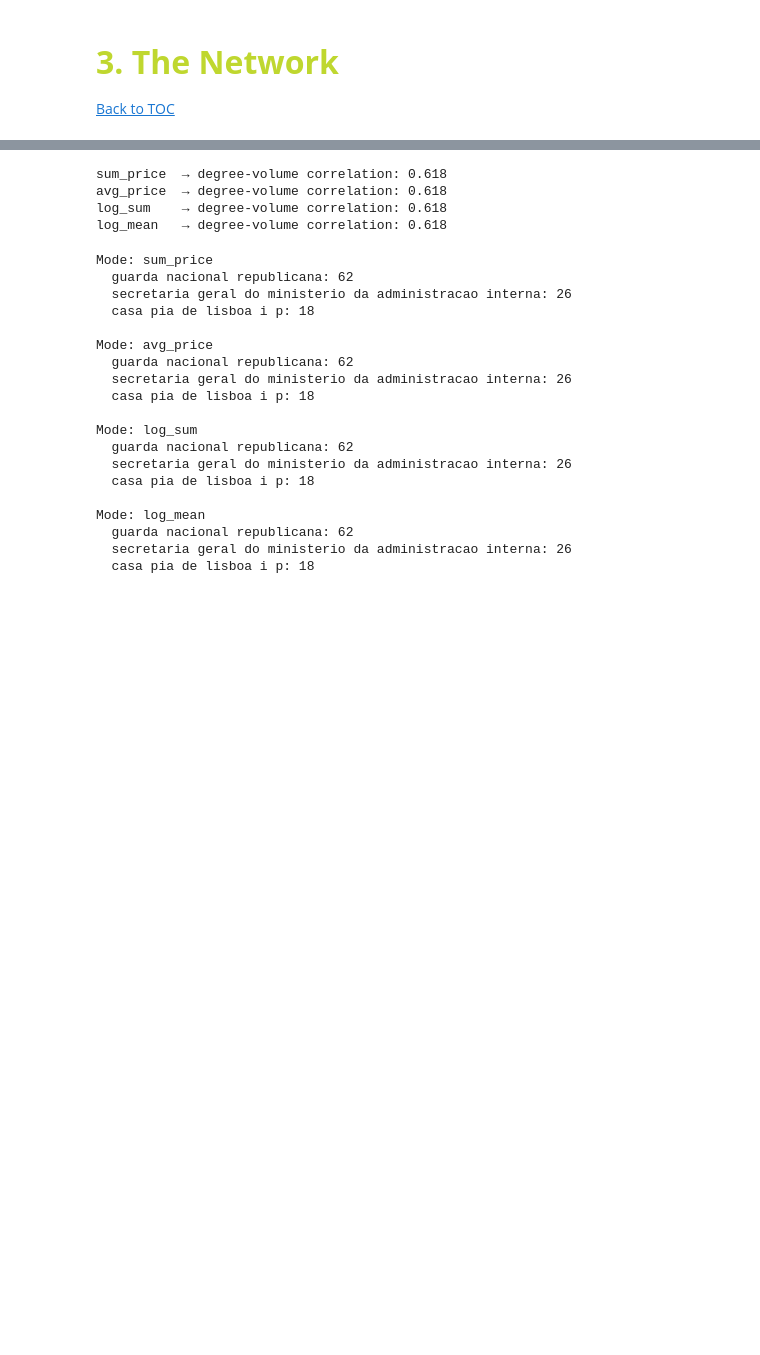
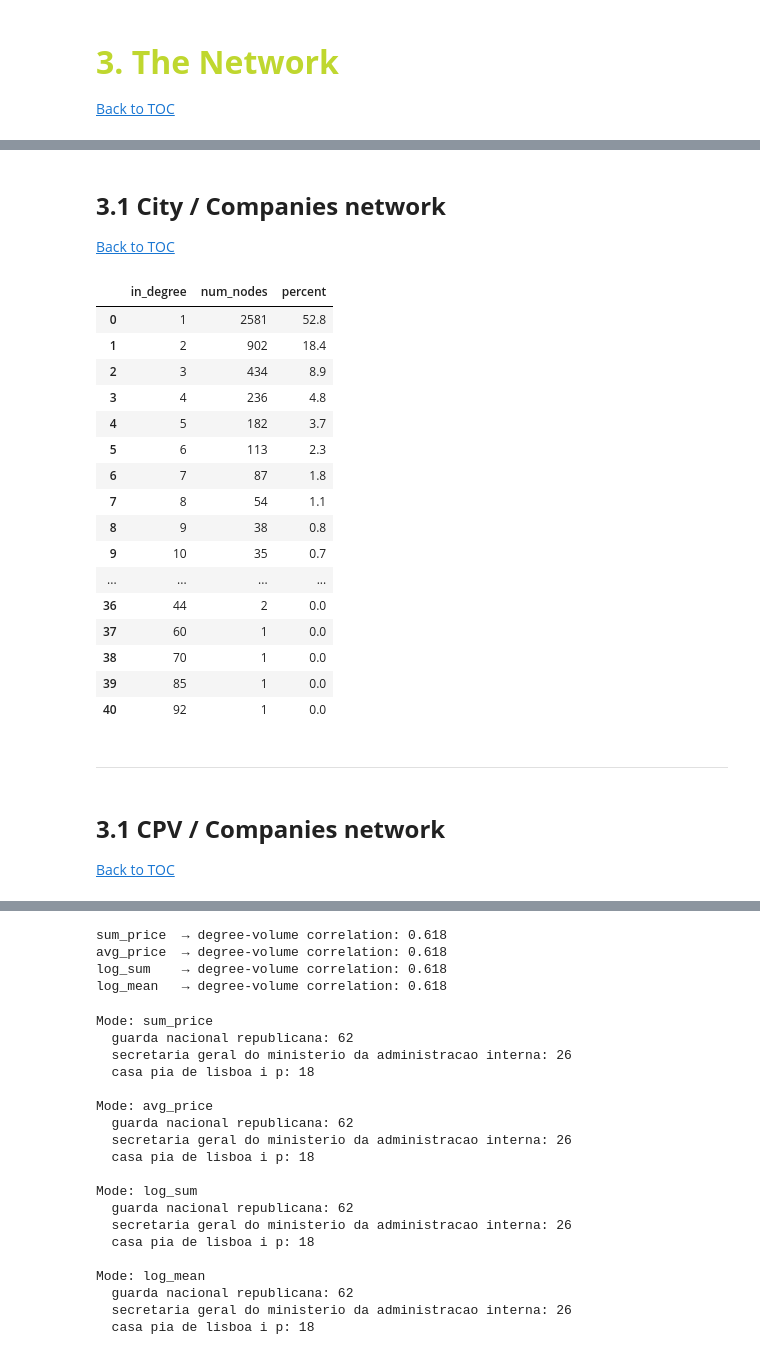
Before and after one commit to beatrizmarques2005/network-analysis, a Jupyter notebook: project/notebooks/02_network.ipynb, the cells around one changed output, grey strips where cells are left out. Cells and saved outputs as stored; diff of their text form; code cells hidden in the pictures; blank space fills up the shorter version.

Commit message:
cpv and city networks

```diff
--- a/project/notebooks/02_network.ipynb
+++ b/project/notebooks/02_network.ipynb
@@ -264,7 +267,7 @@ def build_contract_network(data, weight_mode="log_sum") -> nx.DiGraph:
             nr_concorrentes_list=('nr_concorrentes', list),
             contribuinte_adjudicante=('contribuinte_adjudicante', list),
             contribuinte_adjudicatarios=('contribuinte_adjudicatarios', list),
-            city=('city', lambda x: Counter(x).most_common(1)[0][0])
+            city=('city', lambda x: Counter(x).most_common(1)[0][0]),
             cpv_prefix=('cpv_prefix', list),
             agg_cpv=('agg_cpv', lambda x: Counter(x).most_common(1)[0][0])
         )
@@ -422,3 +425,7 @@ def prepare_for_gephi(G):
 G_gephi = prepare_for_gephi(G)
 
 nx.write_gexf(G_gephi, "contracts_network.gexf")
+# %% [markdown]
+## <font size=5>**3.1 City / Companies network**</font> <a class="anchor" id="3.1"></a>
+
+[Back to TOC](#toc)
@@ -424,0 +640,46 @@ nx.write_gexf(G_gephi, "contracts_network.gexf")
+# %%
+from collections import Counter
+
+adj_in_degrees = [
+    G_city.in_degree(n)
+    for n, d in G_city.nodes(data=True)
+    if d["node_type"] == "adjudicatario"
+]
+
+adj_degree_counts = Counter(adj_in_degrees)
+
+total_adj_nodes = sum(adj_degree_counts.values())
+
+adj_degree_distribution = (
+    pd.DataFrame(
+        adj_degree_counts.items(),
+        columns=["in_degree", "num_nodes"]
+    )
+    .sort_values("in_degree")
+    .reset_index(drop=True)
+)
+
+# add percentage column
+adj_degree_distribution["percent"] = (
+    adj_degree_distribution["num_nodes"] / total_adj_nodes * 100
+).round(1)
+
+adj_degree_distribution
+# %% [output]
+|  | in_degree | num_nodes | percent |
+| 0 | 1 | 2581 | 52.8 |
+| 1 | 2 | 902 | 18.4 |
+| 2 | 3 | 434 | 8.9 |
+| 3 | 4 | 236 | 4.8 |
+| 4 | 5 | 182 | 3.7 |
+| 5 | 6 | 113 | 2.3 |
+| 6 | 7 | 87 | 1.8 |
+| 7 | 8 | 54 | 1.1 |
+| 8 | 9 | 38 | 0.8 |
+| 9 | 10 | 35 | 0.7 |
+| ... | ... | ... | ... |
+| 36 | 44 | 2 | 0.0 |
+| 37 | 60 | 1 | 0.0 |
+| 38 | 70 | 1 | 0.0 |
+| 39 | 85 | 1 | 0.0 |
+| 40 | 92 | 1 | 0.0 |
@@ -424,0 +768,6 @@ nx.write_gexf(G_gephi, "contracts_network.gexf")
+# %% [markdown]
+____
+# %% [markdown]
+## <font size=5>**3.1 CPV / Companies network**</font> <a class="anchor" id="3.1"></a>
+
+[Back to TOC](#toc)
```
Also changed, not shown: parts of 20 cells of this notebook, 6 other files.
